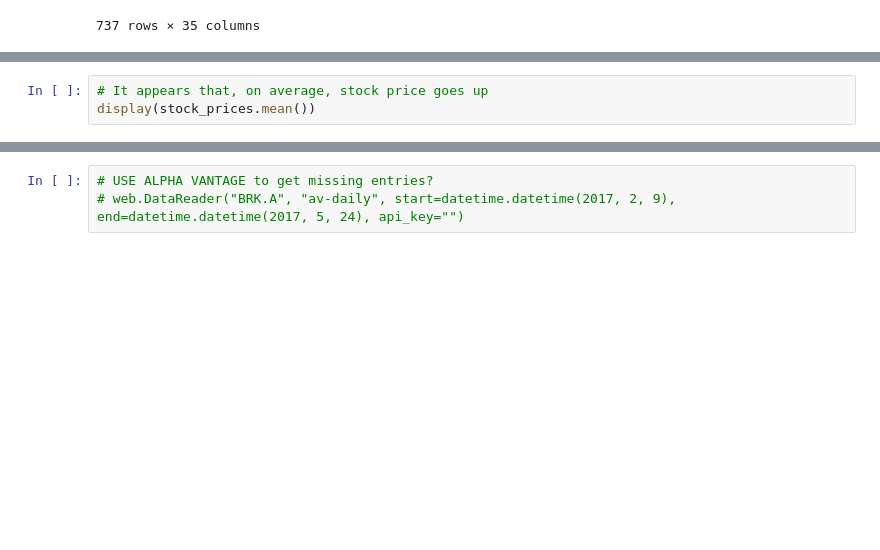
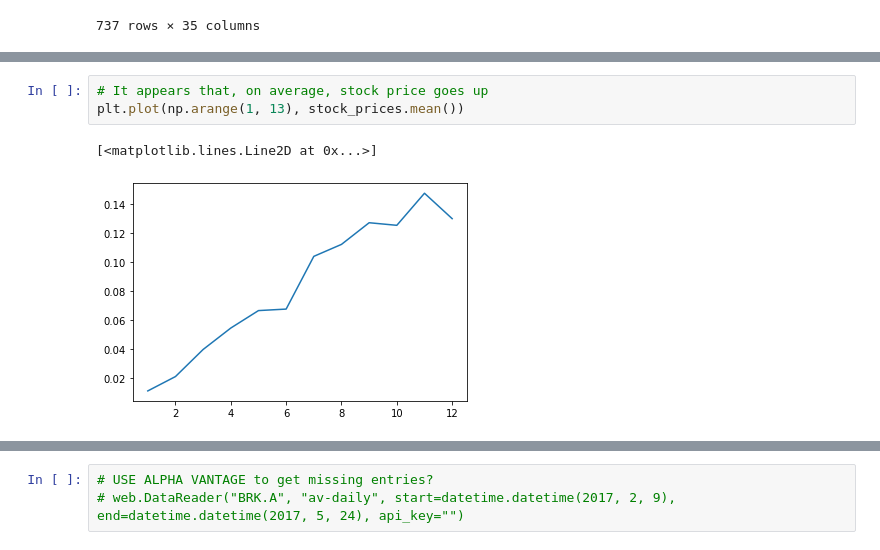
Before and after one commit to Zeyuzhao/BreachPrice, a Jupyter notebook: notebooks/main.ipynb, the cells around one changed output, grey strips where cells are left out. Saved outputs shown, nothing was run; the diff lists cells and outputs as text; blank space fills up the shorter version.

```diff
--- a/notebooks/main.ipynb
+++ b/notebooks/main.ipynb
@@ -300,5 +283,8 @@ plt.show()
 # %%
 # It appears that, on average, stock price goes up
-display(stock_prices.mean())
+plt.plot(np.arange(1, 13), stock_prices.mean())
+# %% [output]
+[<matplotlib.lines.Line2D at 0x...>]
+[figure, added]
 # %%
 # Let's use median because there are some outliers. Same trend seems to occur
```
Also changed, not shown: parts of 8 cells of this notebook.
